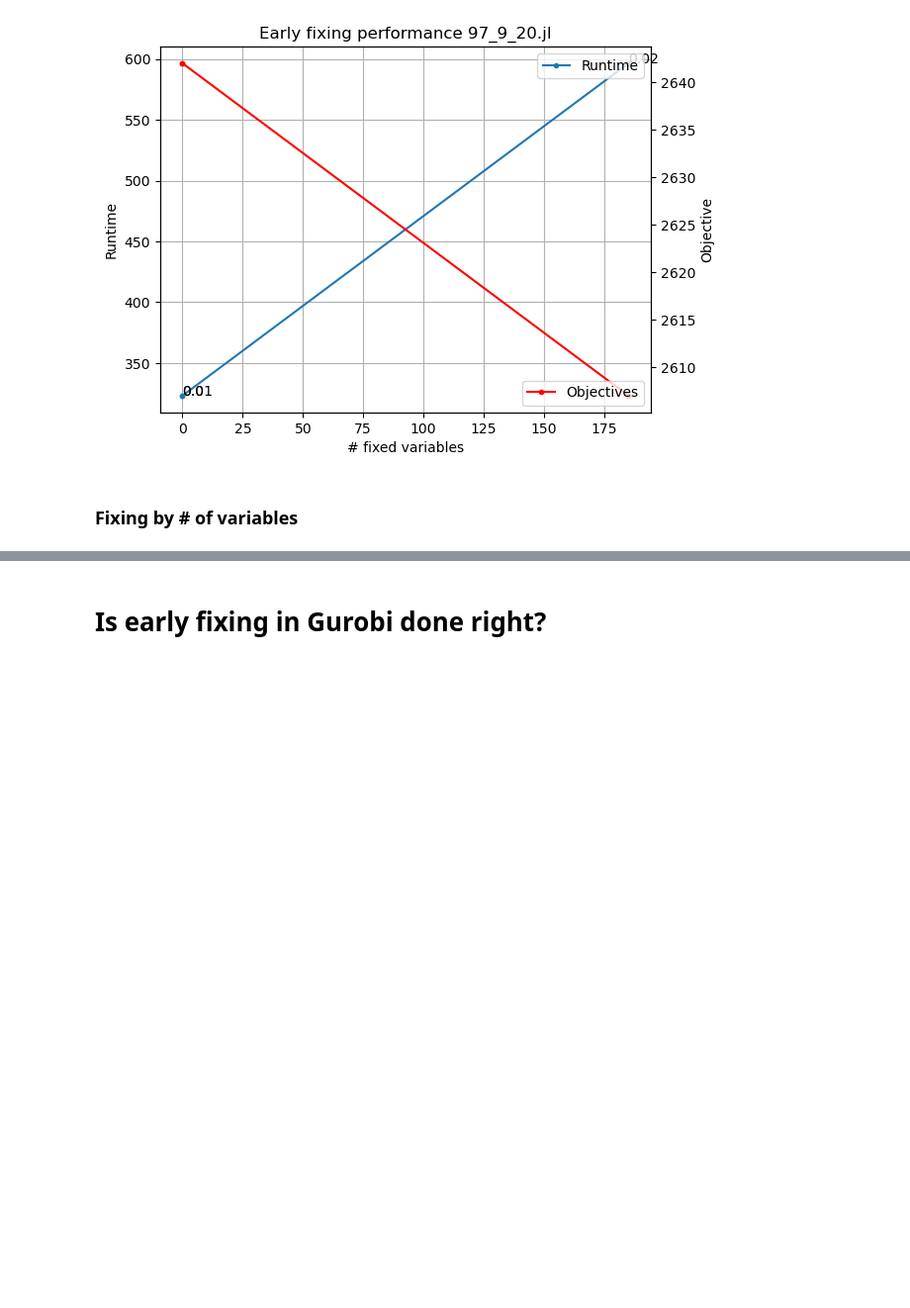
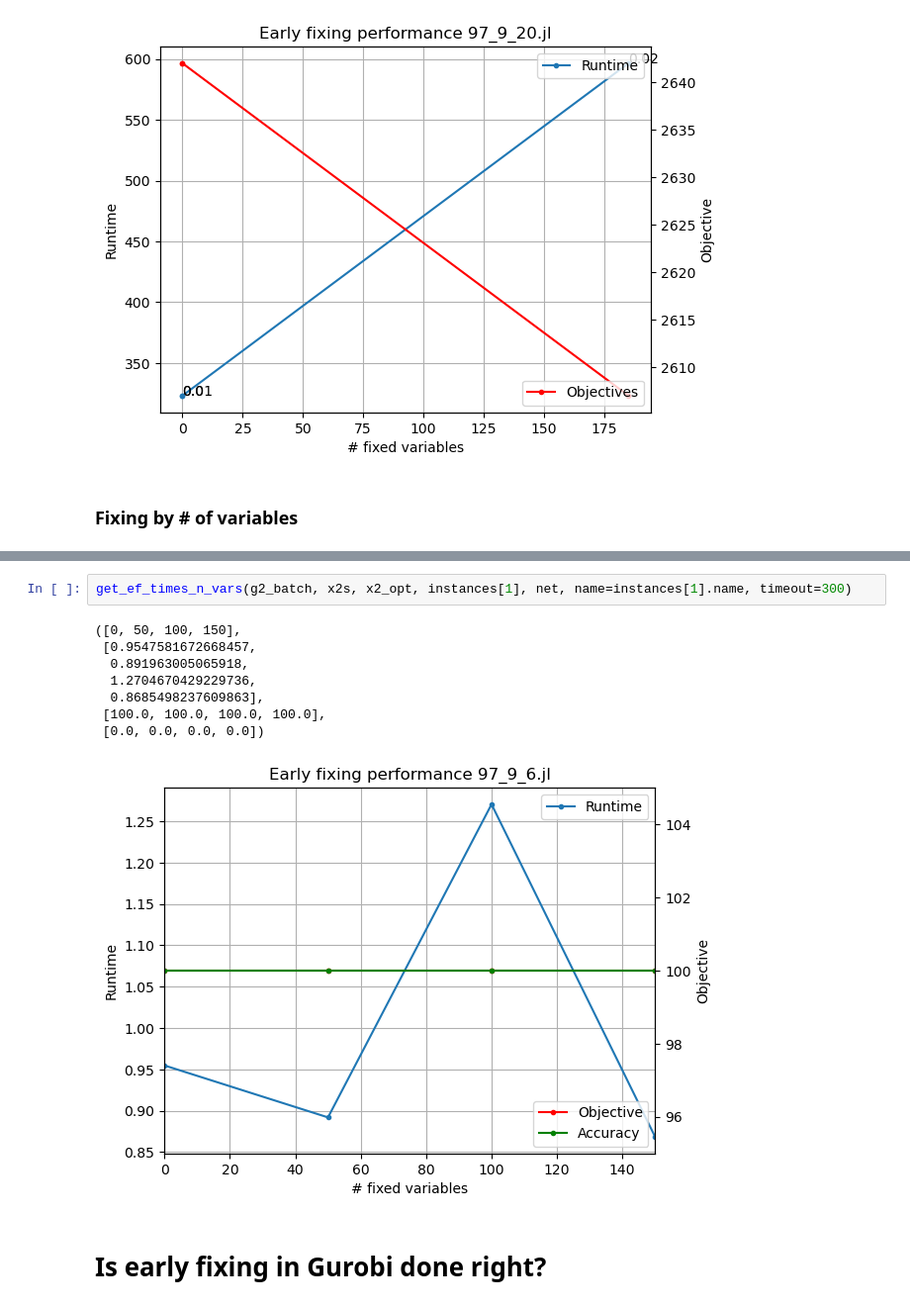
Before and after one commit to gos-ufsc/sat-gnn, a Jupyter notebook: notebooks/1.1-bmp-full-instances-early-fixing.ipynb, the cells around one changed output, grey strips where cells are left out. Shown at 99% size. Drawn from its saved outputs; the diff is of its cells as text; blank space fills up the shorter version.

```diff
--- a/notebooks/1.1-bmp-full-instances-early-fixing.ipynb
+++ b/notebooks/1.1-bmp-full-instances-early-fixing.ipynb
@@ -406,3 +445,14 @@ ValueError: step must be greater than zero
+# %%
+get_ef_times_n_vars(g2_batch, x2s, x2_opt, instances[1], net, name=instances[1].name, timeout=300)
+# %% [output]
+([0, 50, 100, 150],
+ [0.9547581672668457,
+  0.891963005065918,
+  1.2704670429229736,
+  0.8685498237609863],
+ [100.0, 100.0, 100.0, 100.0],
+ [0.0, 0.0, 0.0, 0.0])
+[figure, added]
 # %% [markdown]
 # Is early fixing in Gurobi done right?
 # %%
```
Also changed, not shown: parts of 24 cells of this notebook.
